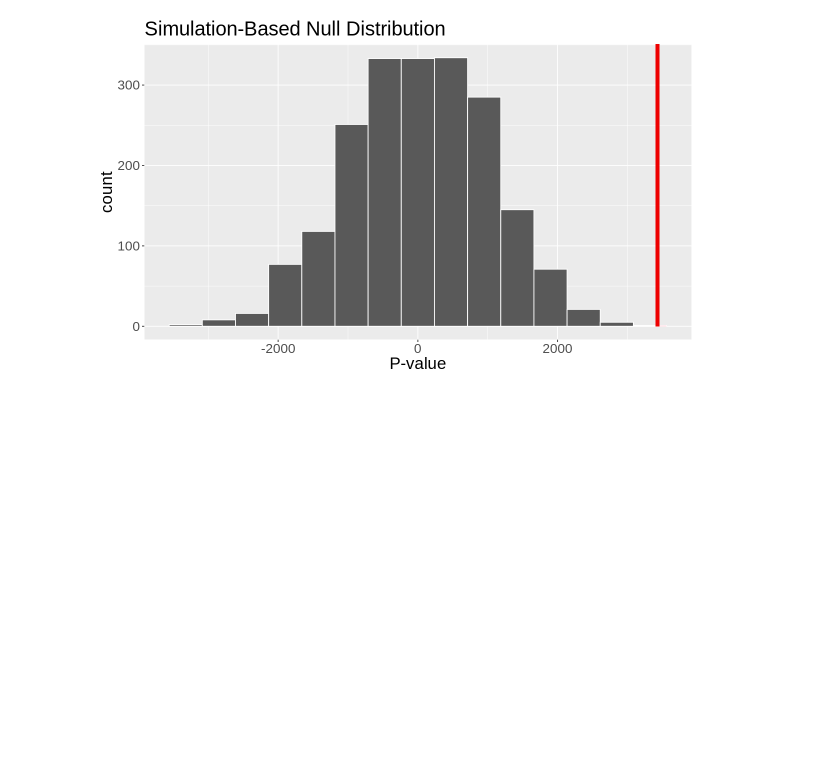
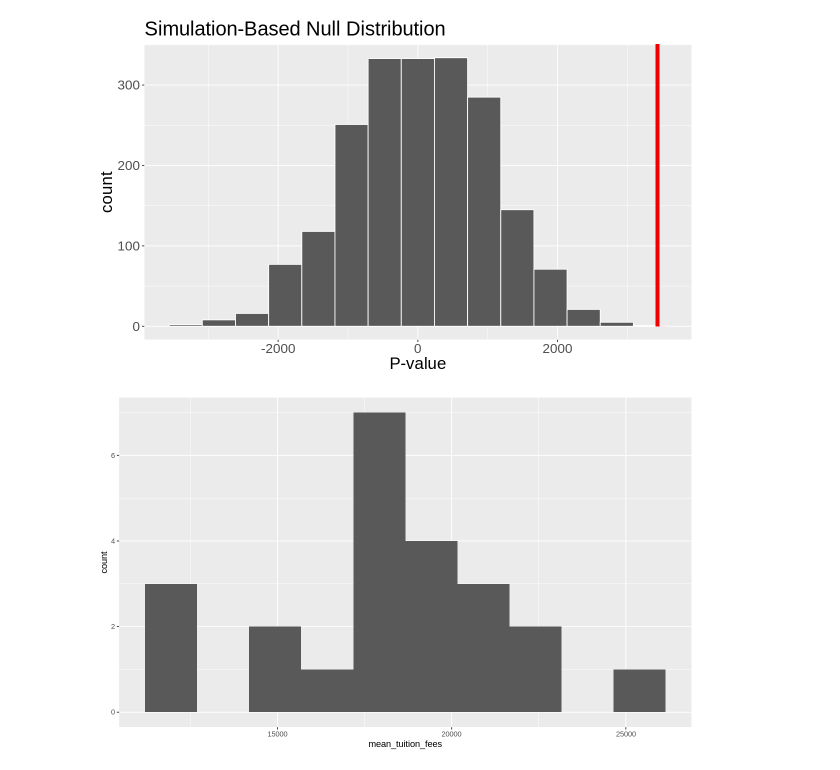
Before and after one commit to Jitao-Z/Difference_between_the_average_tuition_cost_in_Republican_and_Democrat_states, a Jupyter notebook: Final_report.ipynb, the cells around one changed output. Saved outputs shown, nothing was run; the diff lists cells and outputs as text; code cells hidden in the pictures; blank space fills up the shorter version.

Commit message:
add two histograms

```diff
--- a/Final_report.ipynb
+++ b/Final_report.ipynb
@@ -321,3 +321,9 @@ null_model_vis_infer
 [figure]
 # %%
 histogram <- tuition |>
+    filter(political_leaning == "demo") |>
+    ggplot() +
+    geom_histogram(aes(x = mean_tuition_fees), bins = 10)
+histogram
+# %% [output]
+[figure, added]
```
Also changed, not shown: parts of 1 cell of this notebook.
